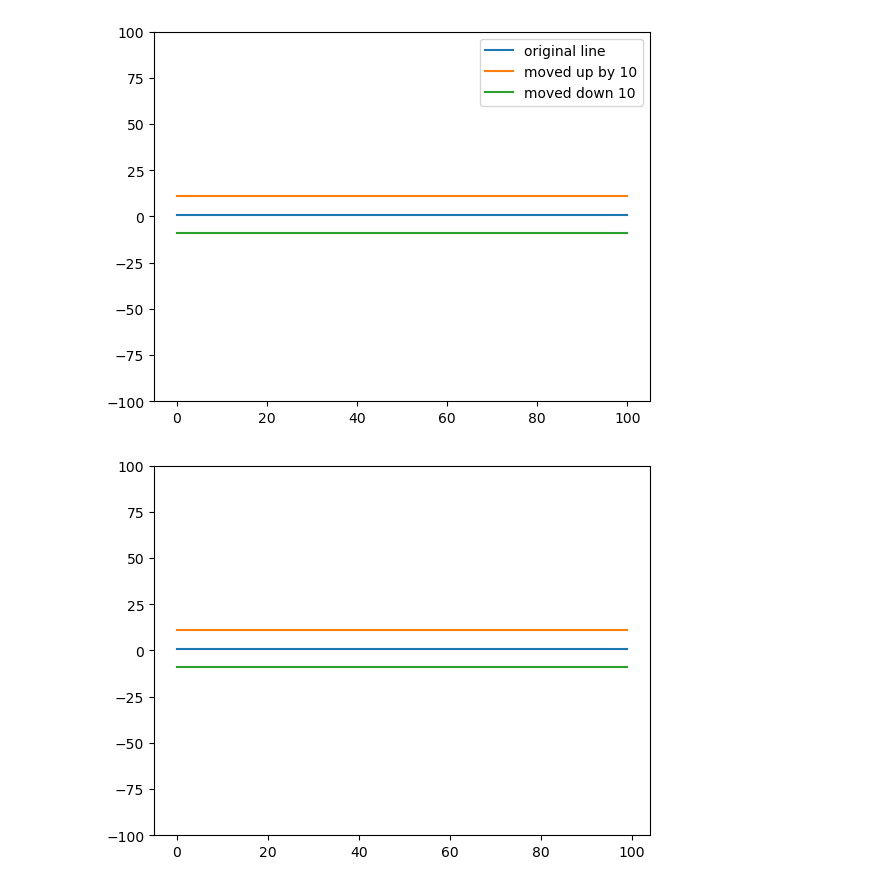
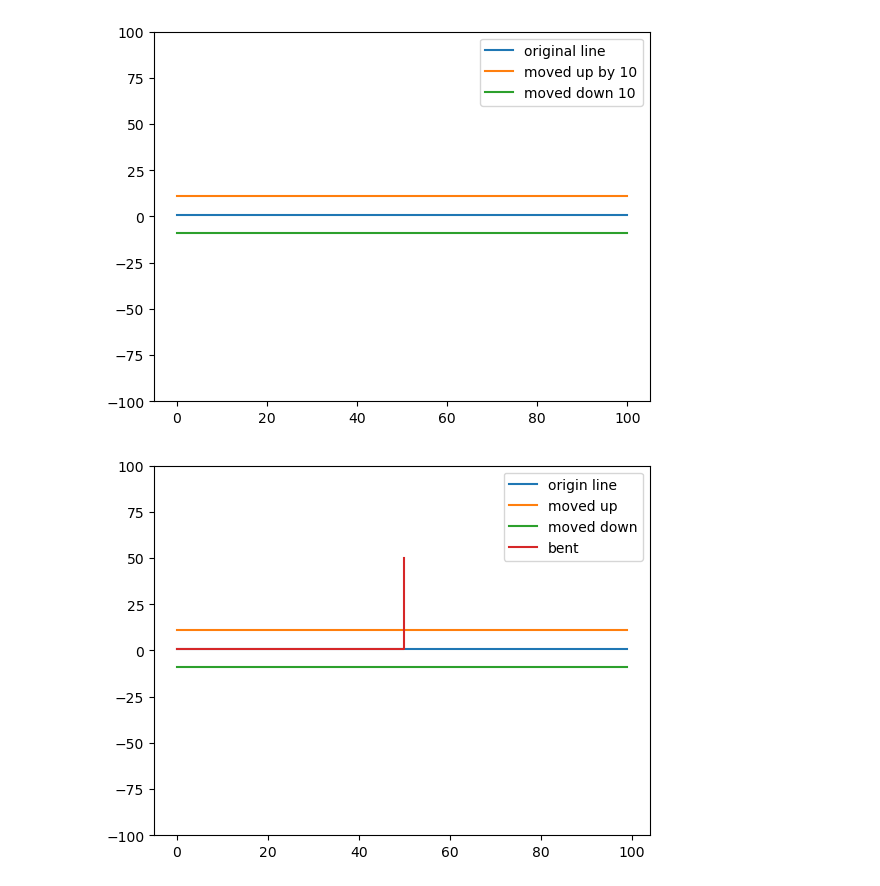
Before and after one commit to BrentGrammer/Python-Image-Processing, a Jupyter notebook: iteration.ipynb, the cells around one changed output. Saved outputs shown, nothing was run; the diff lists cells and outputs as text; code cells hidden in the pictures.

Commit message:
bend line 90 degrees

```diff
--- a/iteration.ipynb
+++ b/iteration.ipynb
@@ -37,10 +37,17 @@ plt.show()
 
 # simple coordinate manipulation
 
-def bend(x, slope = 1):
-    mid_index = len(x) // 2
-    x[mid_index:] = x[mid_index] + np.arange(0, mid_index+1)
-    return x
+def bend(coords, slope = 1):
+    transformed = coords.copy()
+    x,y = transformed
+
+    mid_x = len(x) // 2
+    x[mid_x:] = x[mid_x]
+
+    mid_index = len(y) // 2
+    y[mid_index:] = y[mid_index] + np.arange(0, mid_index)
+
+    return transformed
 
 xx = np.arange(0,100)
 yy = np.zeros(100)
@@ -48,37 +55,40 @@ xy = np.stack((xx,yy)) # [ [..x..], [..y..] ]
 
 def make_line(coords,y):
     transformed = coords.copy()
     transformed[1, :] = y # t[1,:] means get the 2nd list and all elements in that list
     return transformed
 
 def move_line_up(coords,displacement):
     transformed = coords.copy()
     y = transformed[1]
     transformed[1] = y + displacement
     return transformed
 
 def move_line_down(coords,displacement):
     transformed = coords.copy()
     y = transformed[1]
     transformed[1] = y - displacement
     return transformed
 
 line = make_line(xy,1)
 moved_up = move_line_up(line,10)
 moved_down = move_line_down(line,10)
+bent = bend(line)
 
-plt.plot(line[0], line[1])
-plt.plot(moved_up[0],moved_up[1])
-plt.plot(moved_down[0],moved_down[1])
+plt.plot(line[0], line[1], label='origin line')
+plt.plot(moved_up[0],moved_up[1], label='moved up')
+plt.plot(moved_down[0],moved_down[1], label='moved down')
+plt.plot(bent[0],bent[1], label='bent')
 
 plt.ylim(-100,100)
+plt.legend()
 plt.show()
 
 # as a piecewise function
 
 # TODO:  affine transformations: rotation, translation, scaling, reflection/reversal
 # %% [output]
-[figure, old version]
+[figure, new version]
 # %%
 xx = np.linspace(0,100,100)
 yy = np.zeros(100)
```
